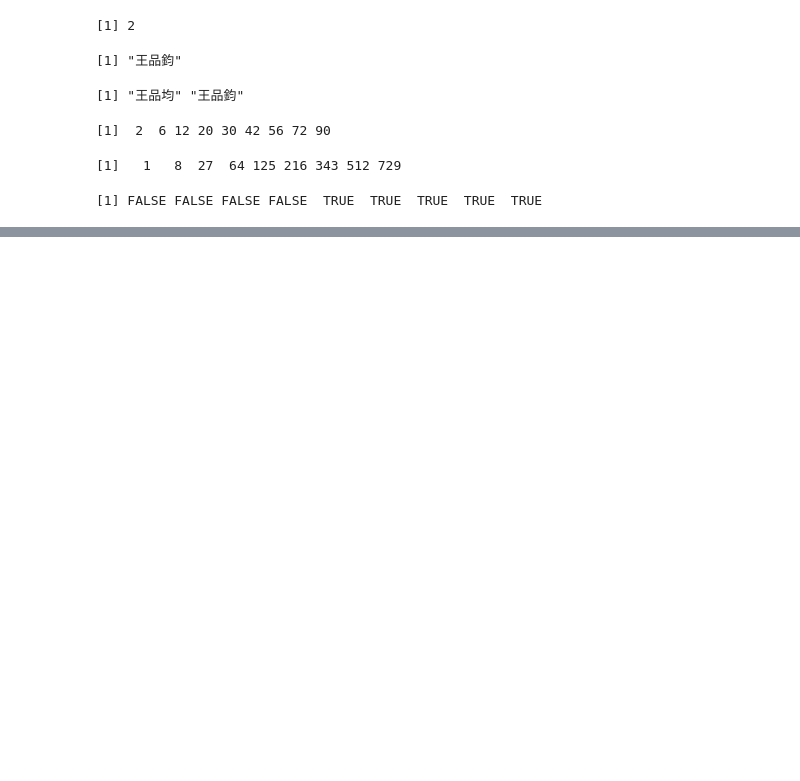
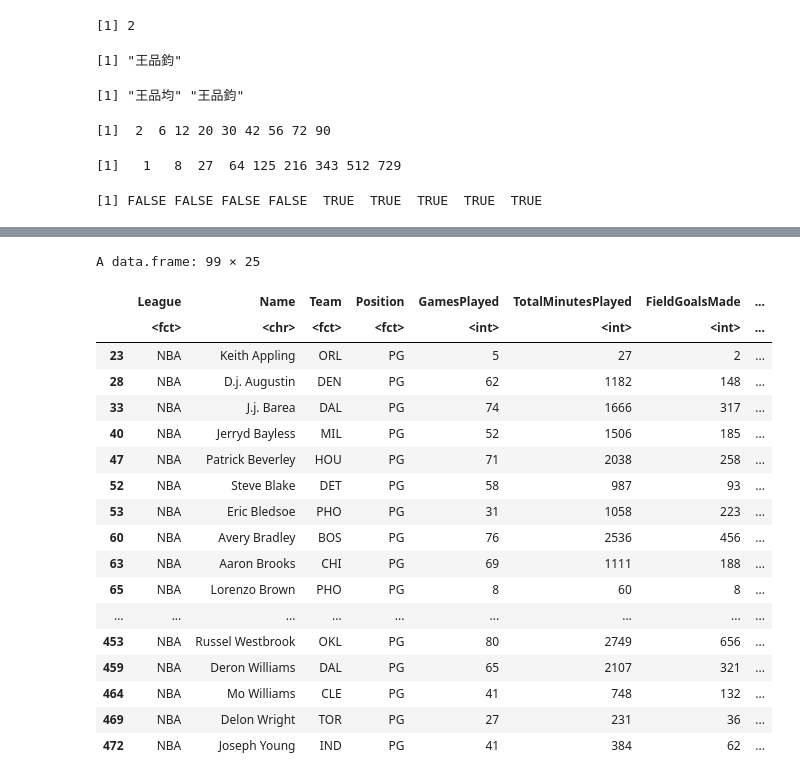
Before and after one commit to ShaoPingrelax/bigdata, a Jupyter notebook: 「0309_ipynb」的副本.ipynb, the cells around one changed output, grey strips where cells are left out. Cells and saved outputs as stored; diff of their text form; code cells hidden in the pictures; blank space fills up the shorter version.

```diff
--- a/「0309_ipynb」的副本.ipynb
+++ b/「0309_ipynb」的副本.ipynb
@@ -63,0 +163,22 @@ i>5
+# %%
+subset(NBA1516,Position=="PG")
+# %% [output]
+A data.frame: 99 × 25
+|  | League | Name | Team | Position | GamesPlayed | TotalMinutesPlayed | FieldGoalsMade | ... |
+|  | <fct> | <chr> | <fct> | <fct> | <int> | <int> | <int> | ... |
+| 23 | NBA | Keith Appling | ORL | PG | 5 | 27 | 2 | ... |
+| 28 | NBA | D.j. Augustin | DEN | PG | 62 | 1182 | 148 | ... |
+| 33 | NBA | J.j. Barea | DAL | PG | 74 | 1666 | 317 | ... |
+| 40 | NBA | Jerryd Bayless | MIL | PG | 52 | 1506 | 185 | ... |
+| 47 | NBA | Patrick Beverley | HOU | PG | 71 | 2038 | 258 | ... |
+| 52 | NBA | Steve Blake | DET | PG | 58 | 987 | 93 | ... |
+| 53 | NBA | Eric Bledsoe | PHO | PG | 31 | 1058 | 223 | ... |
+| 60 | NBA | Avery Bradley | BOS | PG | 76 | 2536 | 456 | ... |
+| 63 | NBA | Aaron Brooks | CHI | PG | 69 | 1111 | 188 | ... |
+| 65 | NBA | Lorenzo Brown | PHO | PG | 8 | 60 | 8 | ... |
+| ... | ... | ... | ... | ... | ... | ... | ... | ... |
+| 453 | NBA | Russel Westbrook | OKL | PG | 80 | 2749 | 656 | ... |
+| 459 | NBA | Deron Williams | DAL | PG | 65 | 2107 | 321 | ... |
+| 464 | NBA | Mo Williams | CLE | PG | 41 | 748 | 132 | ... |
+| 469 | NBA | Delon Wright | TOR | PG | 27 | 231 | 36 | ... |
+| 472 | NBA | Joseph Young | IND | PG | 41 | 384 | 62 | ... |
```
Also changed, not shown: parts of 8 cells of this notebook.
